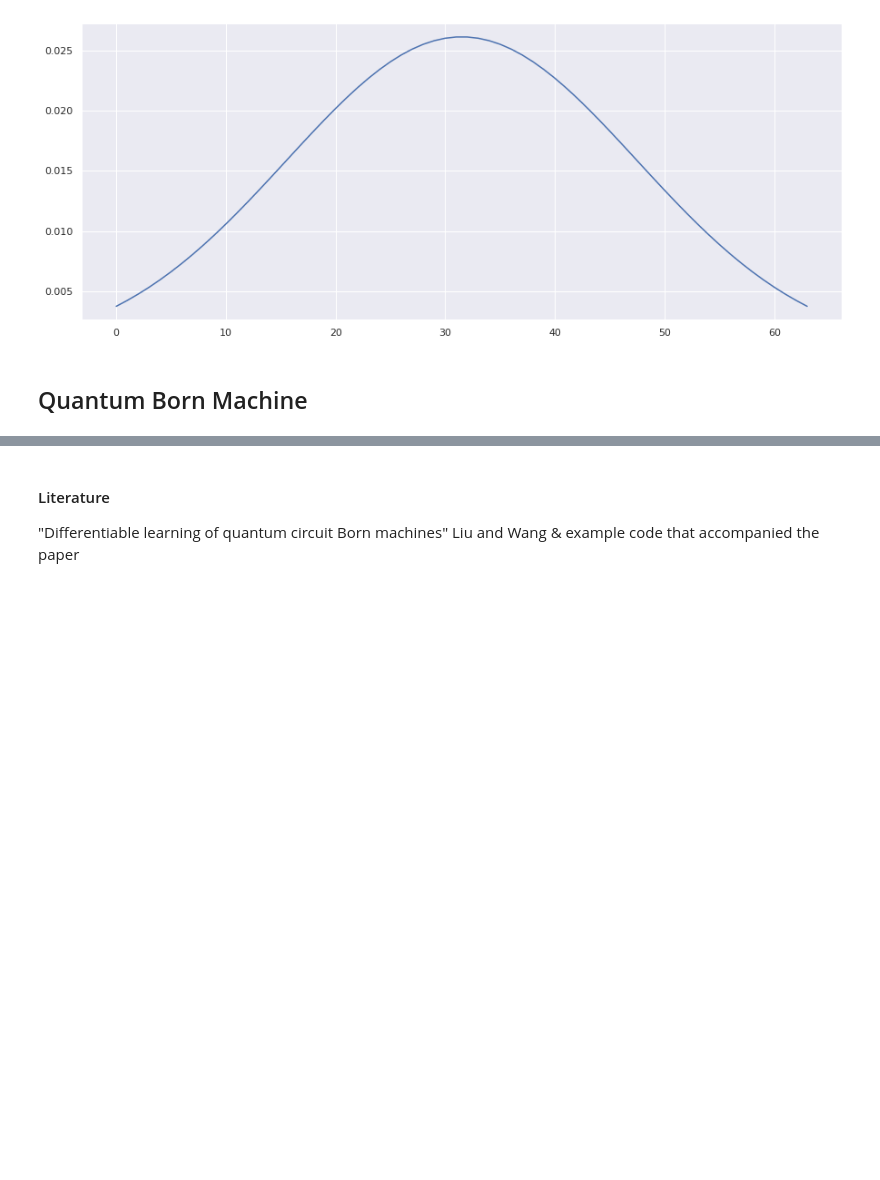
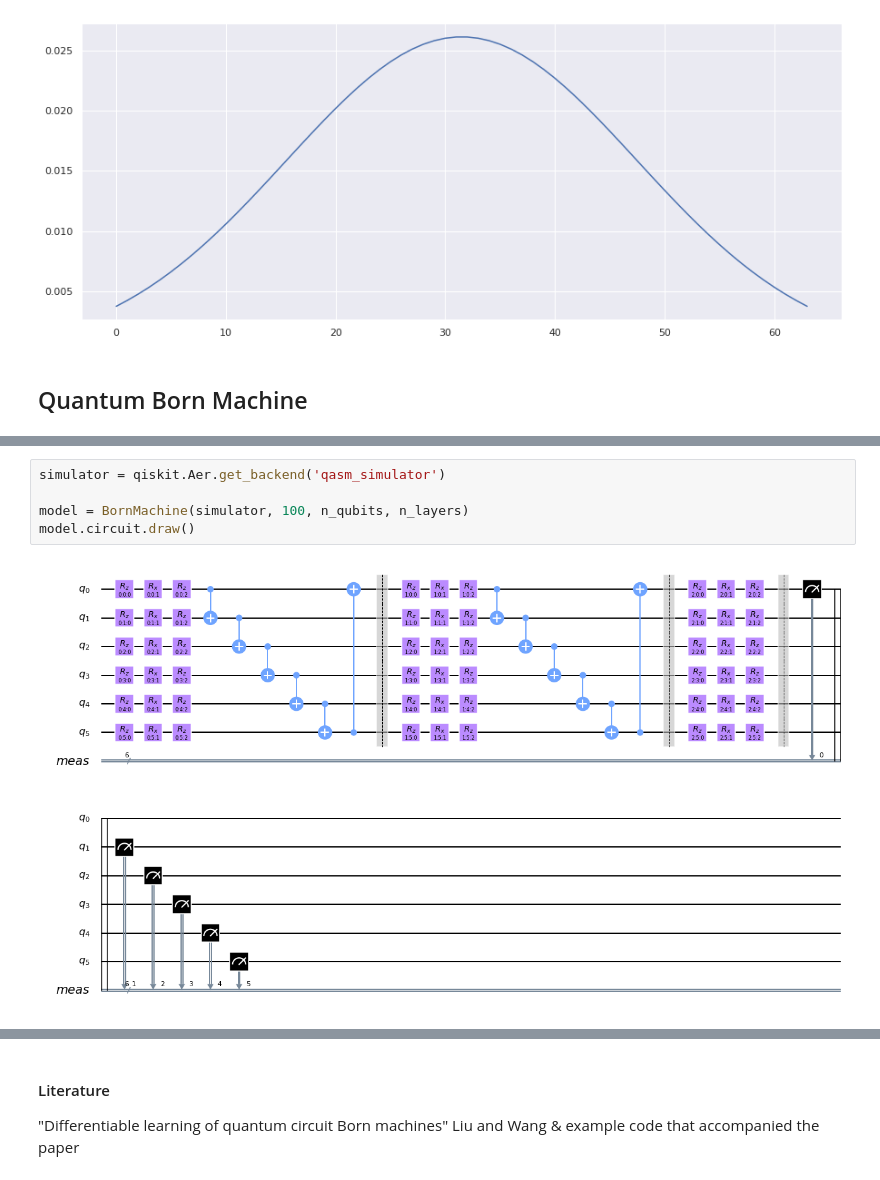
Before and after one commit to asakhnenko/EntangledSolutions, a Jupyter notebook: deep_learning/q_born_machine_qiskit.ipynb, the cells around one changed output, grey strips where cells are left out. Cells and saved outputs as stored; diff of their text form; blank space fills up the shorter version.

```diff
--- a/deep_learning/q_born_machine_qiskit.ipynb
+++ b/deep_learning/q_born_machine_qiskit.ipynb
@@ -35,0 +110,7 @@ plt.show()
+# %%
+simulator = qiskit.Aer.get_backend('qasm_simulator')
+
+model = BornMachine(simulator, 100, n_qubits, n_layers)
+model.circuit.draw()
+# %% [output]
+[figure, added]
```
Also changed, not shown: parts of 15 cells of this notebook.
